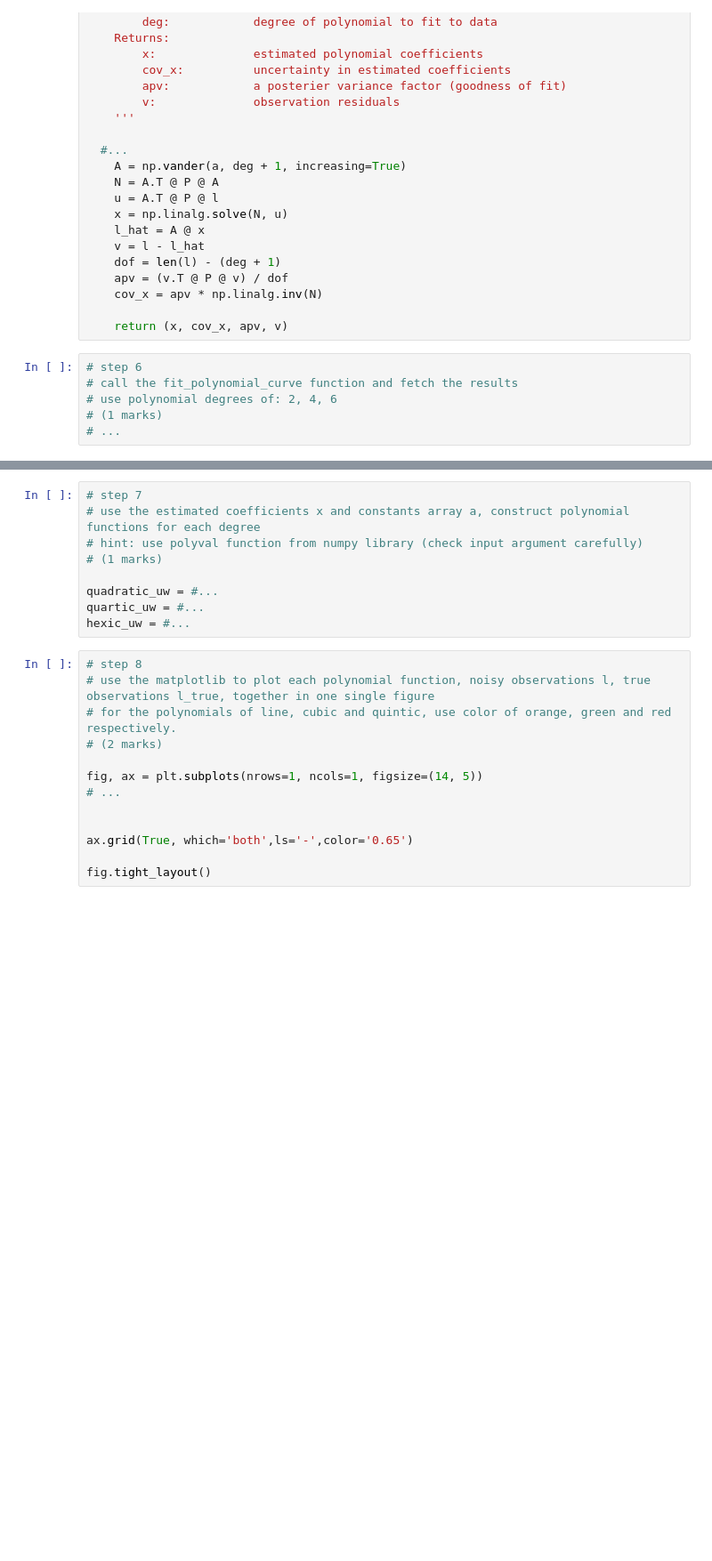
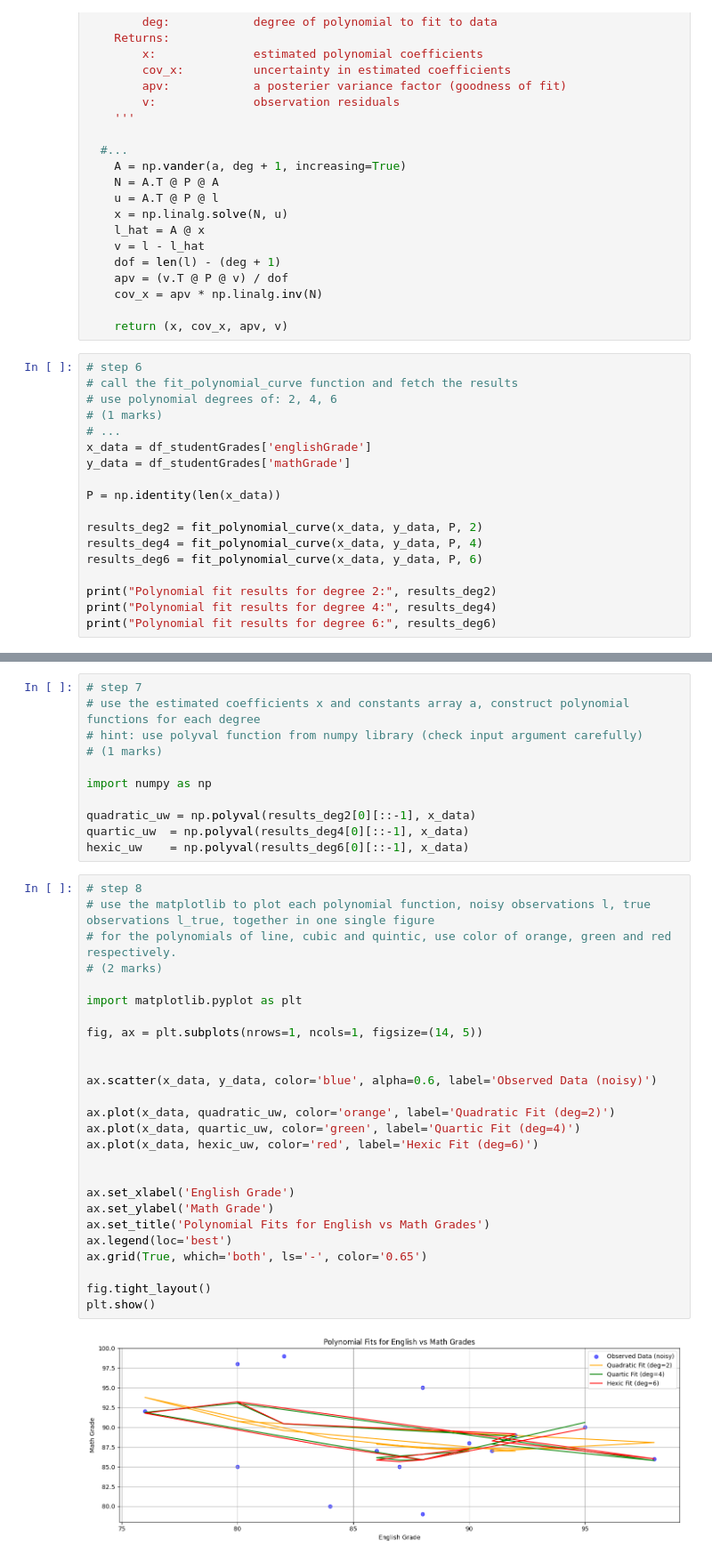
Before and after one commit to caydincleland/ENGG680_2025_Fall_group8Fork, a Jupyter notebook: Lab_Assignment1/Assignment1.ipynb, the cells around one changed output, grey strips where cells are left out. Shown: that part at 89% size. Cells and saved outputs as stored; diff of their text form; blank space fills up the shorter version.

```diff
--- a/Lab_Assignment1/Assignment1.ipynb
+++ b/Lab_Assignment1/Assignment1.ipynb
@@ -891,3 +891,15 @@ def fit_polynomial_curve(a: np.ndarray, l: np.ndarray, P: np.ndarray, deg: int)
 # use polynomial degrees of: 2, 4, 6
 # (1 marks)
 # ...
+x_data = df_studentGrades['englishGrade']
+y_data = df_studentGrades['mathGrade']
+
+P = np.identity(len(x_data))
+
+results_deg2 = fit_polynomial_curve(x_data, y_data, P, 2)
+results_deg4 = fit_polynomial_curve(x_data, y_data, P, 4)
+results_deg6 = fit_polynomial_curve(x_data, y_data, P, 6)
+
+print("Polynomial fit results for degree 2:", results_deg2)
+print("Polynomial fit results for degree 4:", results_deg4)
+print("Polynomial fit results for degree 6:", results_deg6)
@@ -897,22 +927,39 @@ def fit_polynomial_curve(a: np.ndarray, l: np.ndarray, P: np.ndarray, deg: int)
 # hint: use polyval function from numpy library (check input argument carefully)
 # (1 marks)
 
-quadratic_uw = #...
-quartic_uw = #...
-hexic_uw = #...
+import numpy as np
+
+quadratic_uw = np.polyval(results_deg2[0][::-1], x_data)
+quartic_uw  = np.polyval(results_deg4[0][::-1], x_data)
+hexic_uw    = np.polyval(results_deg6[0][::-1], x_data)
 # %%
 # step 8
 # use the matplotlib to plot each polynomial function, noisy observations l, true observations l_true, together in one single figure
 # for the polynomials of line, cubic and quintic, use color of orange, green and red respectively.
 # (2 marks)
 
+import matplotlib.pyplot as plt
+
 fig, ax = plt.subplots(nrows=1, ncols=1, figsize=(14, 5))
-# ...
 
 
-ax.grid(True, which='both',ls='-',color='0.65')
+ax.scatter(x_data, y_data, color='blue', alpha=0.6, label='Observed Data (noisy)')
+
+ax.plot(x_data, quadratic_uw, color='orange', label='Quadratic Fit (deg=2)')
+ax.plot(x_data, quartic_uw, color='green', label='Quartic Fit (deg=4)')
+ax.plot(x_data, hexic_uw, color='red', label='Hexic Fit (deg=6)')
+
+
+ax.set_xlabel('English Grade')
+ax.set_ylabel('Math Grade')
+ax.set_title('Polynomial Fits for English vs Math Grades')
+ax.legend(loc='best')
+ax.grid(True, which='both', ls='-', color='0.65')
 
 fig.tight_layout()
+plt.show()
+# %% [output]
+[figure, added]
 # %%
 # step 9
 # print the a posterier variance factor for each polynomial function
```
Also changed, not shown: parts of 8 cells of this notebook.
